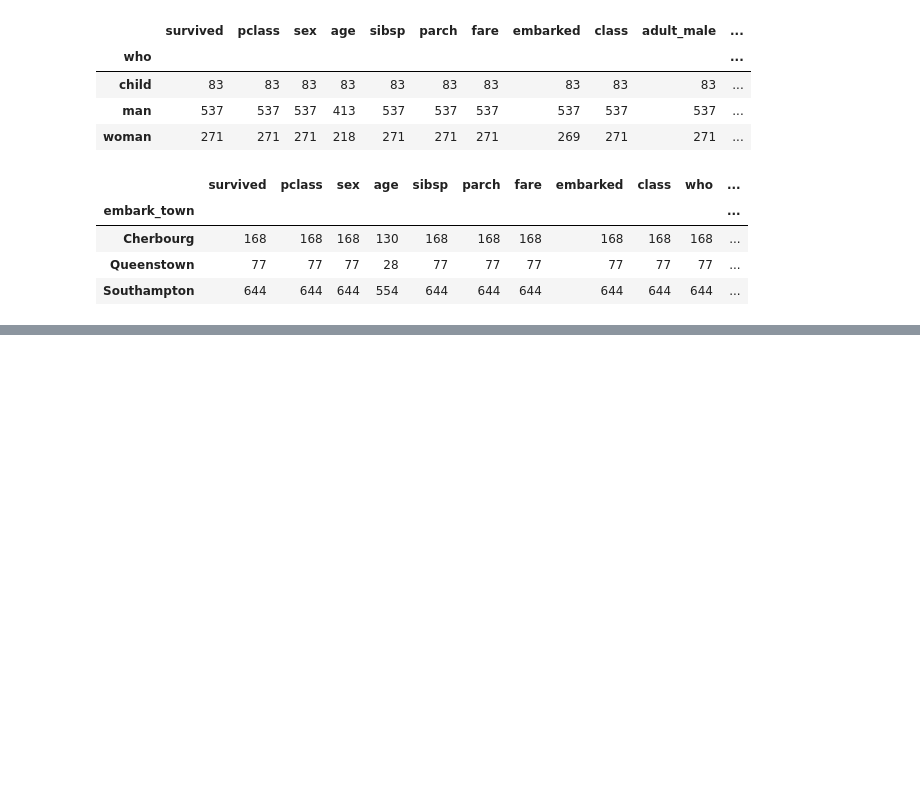
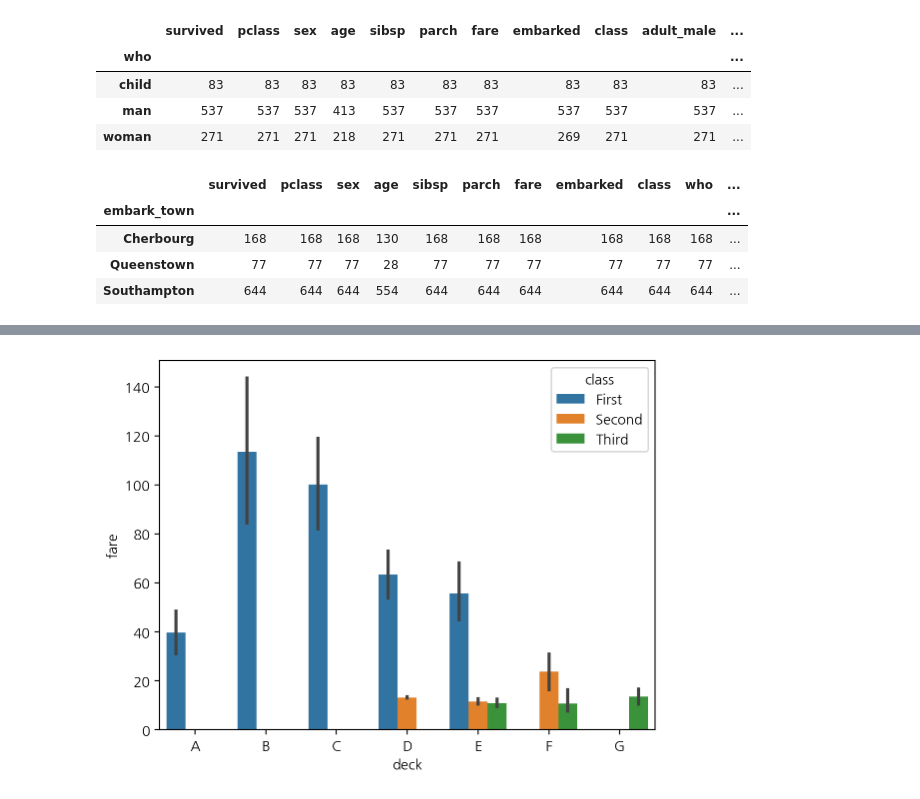
Before and after one commit to youngwoo28/2024-1-my-BDA, a Jupyter notebook: inclass/02w_0319_tue_dataframe_basic.ipynb, the cells around one changed output, grey strips where cells are left out. Saved outputs shown, nothing was run; the diff lists cells and outputs as text; code cells hidden in the pictures; blank space fills up the shorter version.

```diff
--- a/inclass/02w_0319_tue_dataframe_basic.ipynb
+++ b/inclass/02w_0319_tue_dataframe_basic.ipynb
@@ -277,0 +308,4 @@ titanic.groupby('embark_town').count()
+# %%
+sns.barplot(titanic, x="deck", y="fare", hue="class"); #높이: 평균
+# %% [output]
+[figure, added]
```
Also changed, not shown: parts of 52 cells of this notebook.
